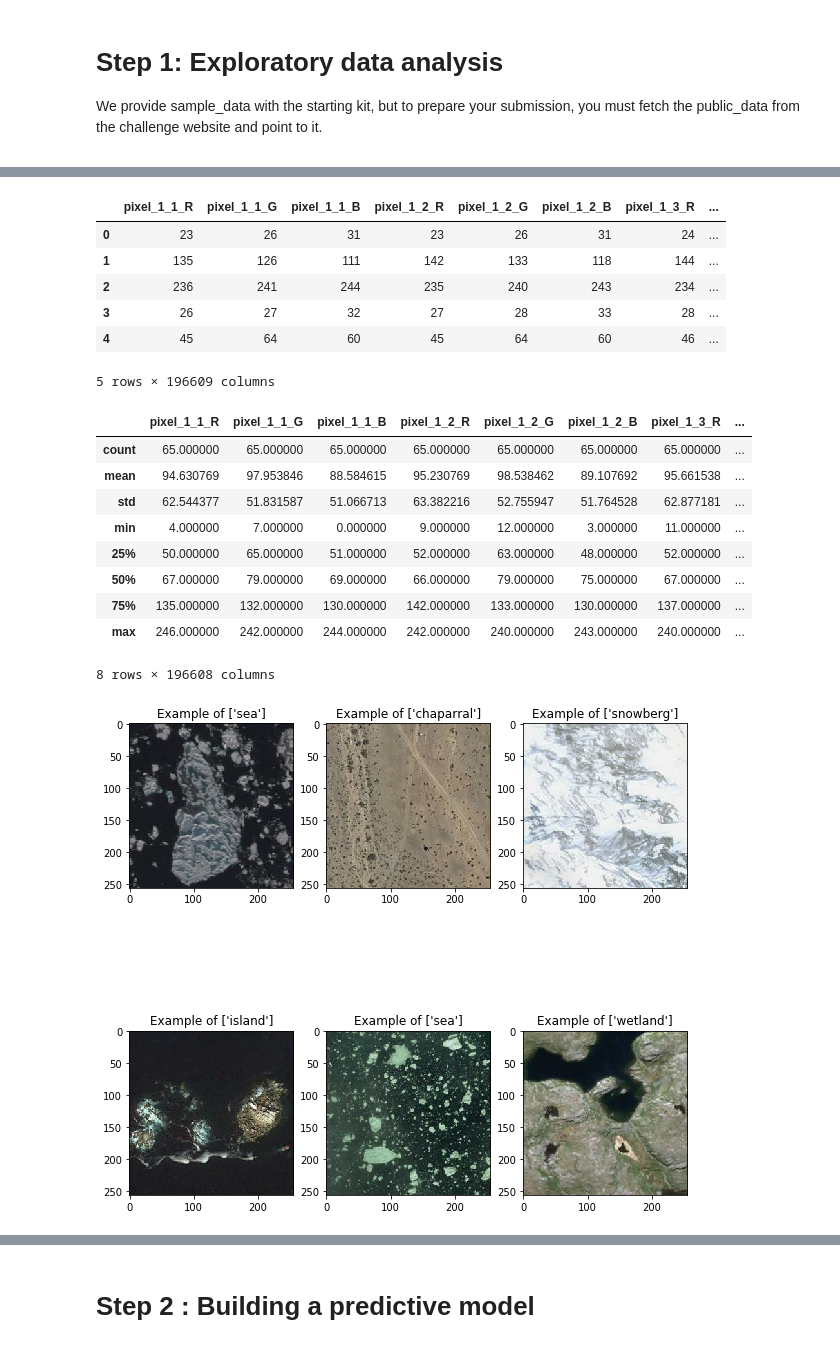
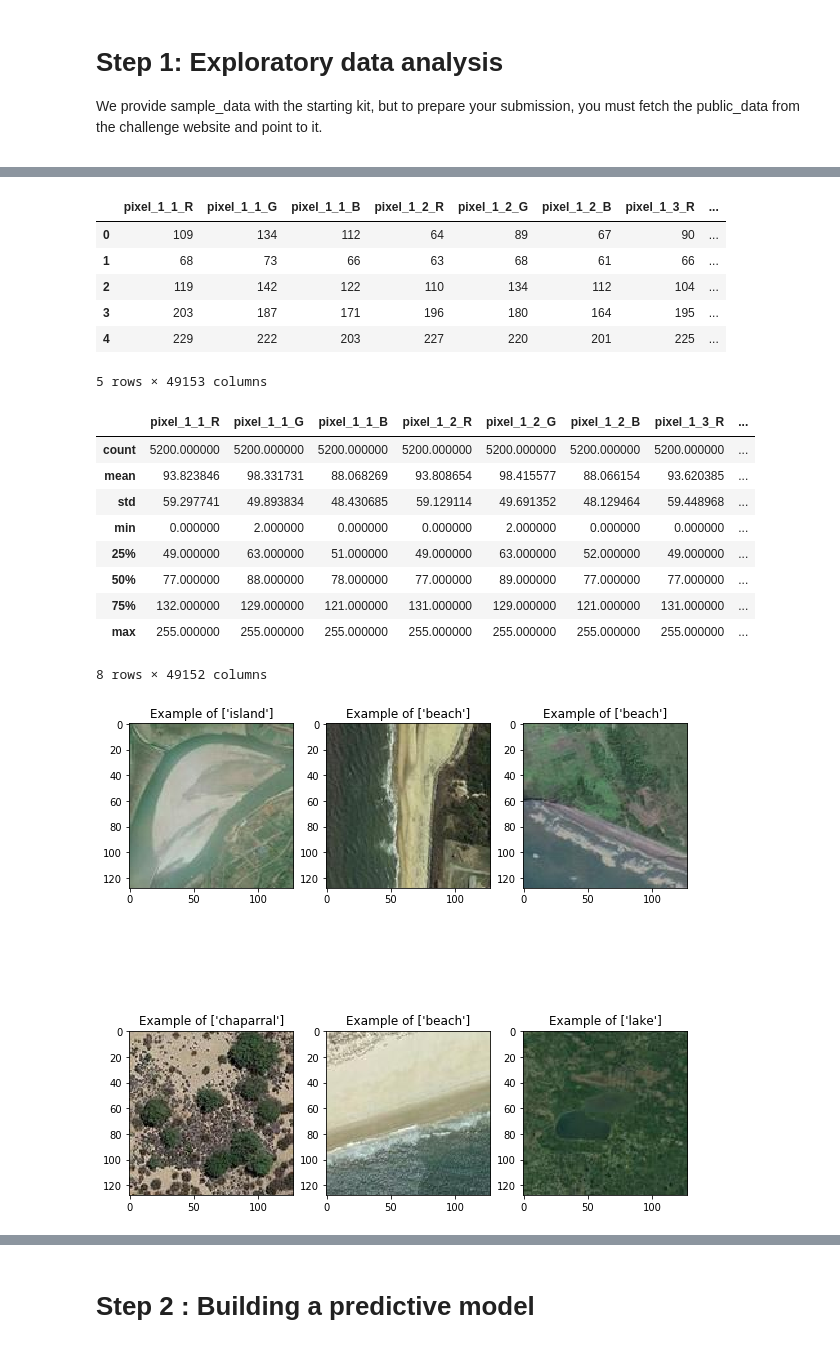
Before and after one commit to ArealTeamM2AIC/Remote-Sensing-Image, a Jupyter notebook: starting_kit/README.ipynb, the cells around one changed output, grey strips where cells are left out. Drawn from its saved outputs; the diff is of its cells as text; code cells hidden in the pictures.

```diff
--- a/starting_kit/README.ipynb
+++ b/starting_kit/README.ipynb
@@ -51,7 +51,7 @@ from model import BasicCNN
 We provide sample_data with the starting kit, but to prepare your submission, you must fetch the public_data from the challenge website and point to it.
 </div>
 # %%
-data_dir = 'sample_data'
+data_dir = 'fulldata_autoML_128x128'
 data_name = 'Areal'
 # %%
 from ingestion_program.data_io import read_as_df
@@ -80,44 +80,45 @@ Number of classes = 13
 data.head()
 # %% [output]
 |  | pixel_1_1_R | pixel_1_1_G | pixel_1_1_B | pixel_1_2_R | pixel_1_2_G | pixel_1_2_B | pixel_1_3_R | ... |
-| 0 | 23 | 26 | 31 | 23 | 26 | 31 | 24 | ... |
-| 1 | 135 | 126 | 111 | 142 | 133 | 118 | 144 | ... |
-| 2 | 236 | 241 | 244 | 235 | 240 | 243 | 234 | ... |
-| 3 | 26 | 27 | 32 | 27 | 28 | 33 | 28 | ... |
-| 4 | 45 | 64 | 60 | 45 | 64 | 60 | 46 | ... |
+| 0 | 109 | 134 | 112 | 64 | 89 | 67 | 90 | ... |
+| 1 | 68 | 73 | 66 | 63 | 68 | 61 | 66 | ... |
+| 2 | 119 | 142 | 122 | 110 | 134 | 112 | 104 | ... |
+| 3 | 203 | 187 | 171 | 196 | 180 | 164 | 195 | ... |
+| 4 | 229 | 222 | 203 | 227 | 220 | 201 | 225 | ... |
-5 rows × 196609 columns
+5 rows × 49153 columns
 # %%
 data.describe()
 # %% [output]
 |  | pixel_1_1_R | pixel_1_1_G | pixel_1_1_B | pixel_1_2_R | pixel_1_2_G | pixel_1_2_B | pixel_1_3_R | ... |
-| count | 65.000000 | 65.000000 | 65.000000 | 65.000000 | 65.000000 | 65.000000 | 65.000000 | ... |
-| mean | 94.630769 | 97.953846 | 88.584615 | 95.230769 | 98.538462 | 89.107692 | 95.661538 | ... |
-| std | 62.544377 | 51.831587 | 51.066713 | 63.382216 | 52.755947 | 51.764528 | 62.877181 | ... |
-| min | 4.000000 | 7.000000 | 0.000000 | 9.000000 | 12.000000 | 3.000000 | 11.000000 | ... |
-| 25% | 50.000000 | 65.000000 | 51.000000 | 52.000000 | 63.000000 | 48.000000 | 52.000000 | ... |
-| 50% | 67.000000 | 79.000000 | 69.000000 | 66.000000 | 79.000000 | 75.000000 | 67.000000 | ... |
-| 75% | 135.000000 | 132.000000 | 130.000000 | 142.000000 | 133.000000 | 130.000000 | 137.000000 | ... |
-| max | 246.000000 | 242.000000 | 244.000000 | 242.000000 | 240.000000 | 243.000000 | 240.000000 | ... |
+| count | 5200.000000 | 5200.000000 | 5200.000000 | 5200.000000 | 5200.000000 | 5200.000000 | 5200.000000 | ... |
+| mean | 93.823846 | 98.331731 | 88.068269 | 93.808654 | 98.415577 | 88.066154 | 93.620385 | ... |
+| std | 59.297741 | 49.893834 | 48.430685 | 59.129114 | 49.691352 | 48.129464 | 59.448968 | ... |
+| min | 0.000000 | 2.000000 | 0.000000 | 0.000000 | 2.000000 | 0.000000 | 0.000000 | ... |
+| 25% | 49.000000 | 63.000000 | 51.000000 | 49.000000 | 63.000000 | 52.000000 | 49.000000 | ... |
+| 50% | 77.000000 | 88.000000 | 78.000000 | 77.000000 | 89.000000 | 77.000000 | 77.000000 | ... |
+| 75% | 132.000000 | 129.000000 | 121.000000 | 131.000000 | 129.000000 | 121.000000 | 131.000000 | ... |
+| max | 255.000000 | 255.000000 | 255.000000 | 255.000000 | 255.000000 | 255.000000 | 255.000000 | ... |
-8 rows × 196608 columns
+8 rows × 49152 columns
 # %%
 import matplotlib.pyplot as plt
 import matplotlib.image as mpimg
 %matplotlib inline
 
 num_toshow = 6
 fig, _axs = plt.subplots(nrows=2, ncols=3, figsize=(10,10))
 fig.subplots_adjust(hspace=0.3)
 axs = _axs.flatten()
 
 for i in range(num_toshow):
-    img = data.values[i][:-1].reshape(256,256,3)
-    label = data.values[i][-1:]
+    img = data.iloc[i]
+    img = img.values[:-1].reshape(128,128,3)
+    label = data.iloc[i].values[-1:]
     axs[i].set_title('Example of {}'.format(label))
     axs[i].imshow(img.astype(float) / 255)
 
 plt.show()
 # %% [output]
-[figure, old version]
+[figure, new version]
 # %%
 print(data.iloc[:, -1:])
 X = data.iloc[:, :-1]
```
Also changed, not shown: parts of 3 cells of this notebook, 22 other files.
